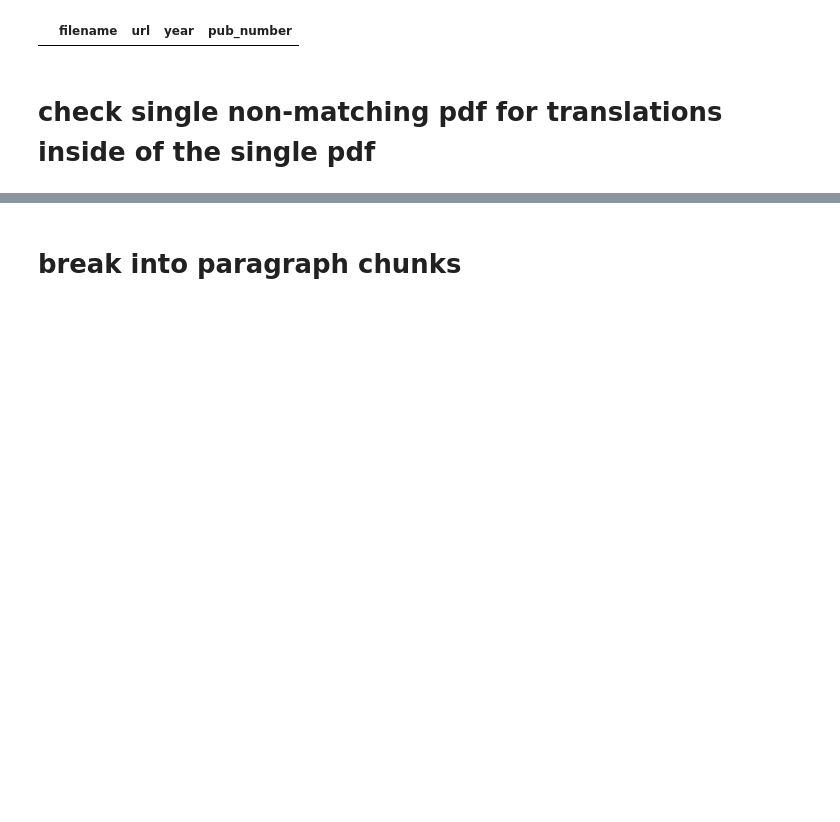
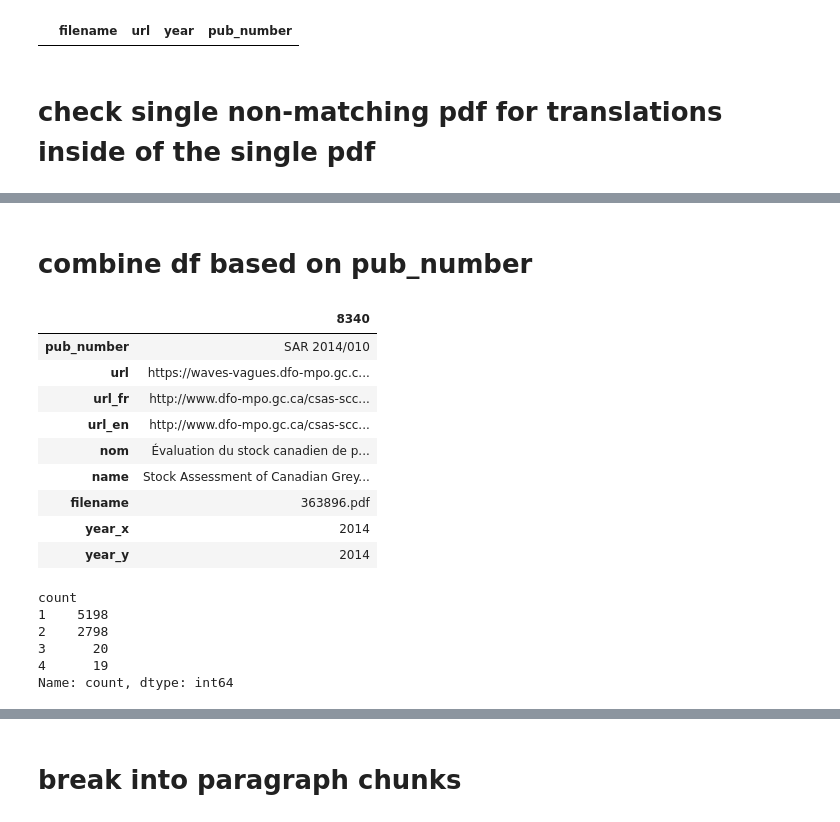
Before and after one commit to KevinCarr42/AI-Translation, a Jupyter notebook: fr_eng_correlation.ipynb, the cells around one changed output, grey strips where cells are left out. Cells and saved outputs as stored; diff of their text form; code cells hidden in the pictures; blank space fills up the shorter version.

```diff
--- a/fr_eng_correlation.ipynb
+++ b/fr_eng_correlation.ipynb
@@ -348,0 +349,34 @@ combined_df[combined_df.url_fr == combined_df.url_en].sample(10)
+# %% [markdown]
+# combine df based on pub_number
+# %%
+columns = ['pub_number', 'url', 'url_fr', 'url_en', 'nom', 'name', 'filename', 'year_x', 'year_y']
+
+pd.merge(
+    combined_df.drop(['pub_number'], axis=1),
+    parsed_docs_df,
+    left_on="formatted_pub_number",
+    right_on="pub_number"
+).drop(['formatted_pub_number'], axis=1)[columns].sample(1).T
+# %% [output]
+|  | 8340 |
+| pub_number | SAR 2014/010 |
+| url | https://waves-vagues.dfo-mpo.gc.c... |
+| url_fr | http://www.dfo-mpo.gc.ca/csas-scc... |
+| url_en | http://www.dfo-mpo.gc.ca/csas-scc... |
+| nom | Évaluation du stock canadien de p... |
+| name | Stock Assessment of Canadian Grey... |
+| filename | 363896.pdf |
+| year_x | 2014 |
+| year_y | 2014 |
+# %%
+# how do we know which is fr or en?
+#  why so many duplicates (3+)?
+#  why so many singletons?
+parsed_docs_df['pub_number'].value_counts().value_counts()
+# %% [output]
+count
+1    5198
+2    2798
+3      20
+4      19
+Name: count, dtype: int64
```
Also changed, not shown: parts of 2 cells of this notebook.
